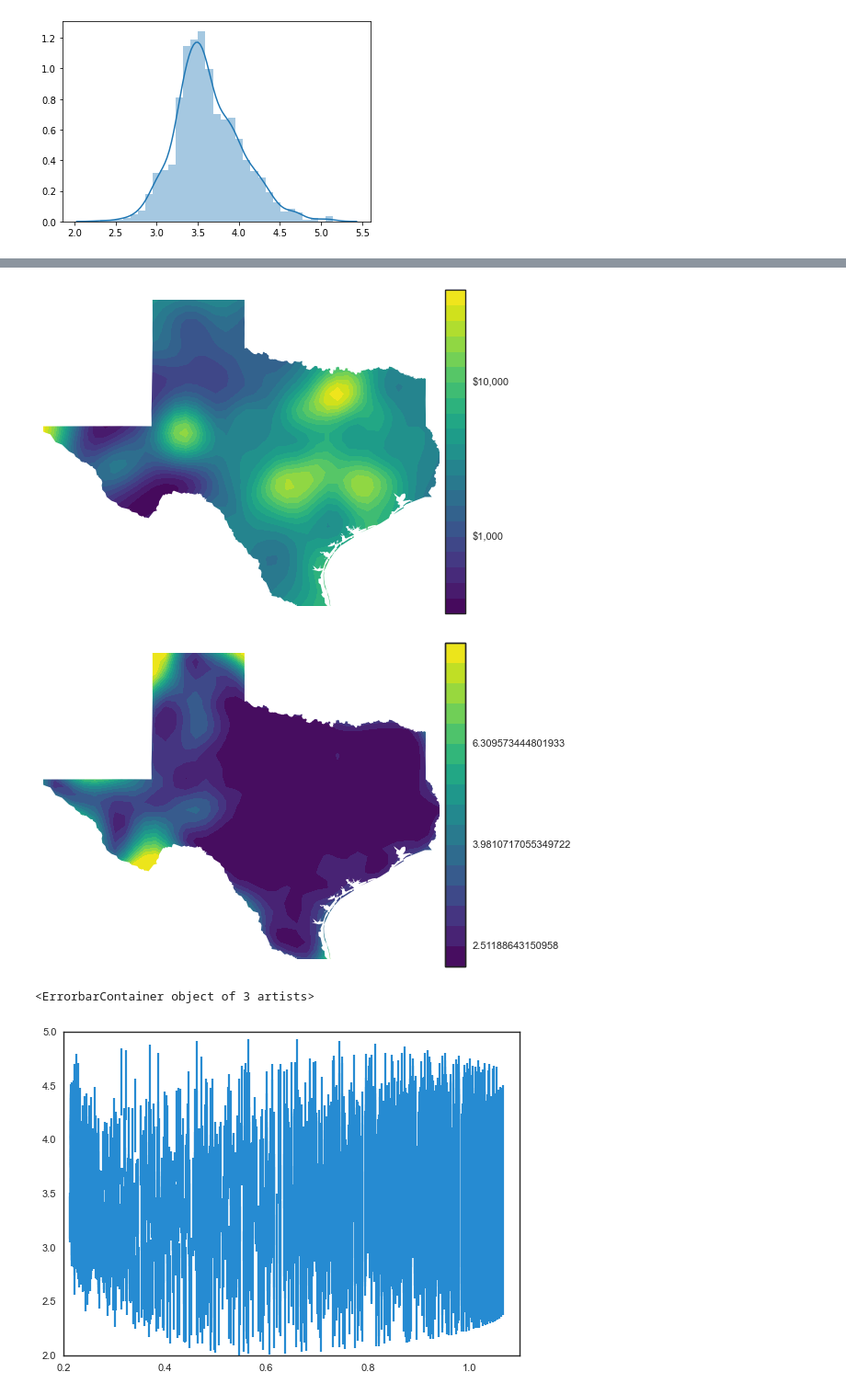
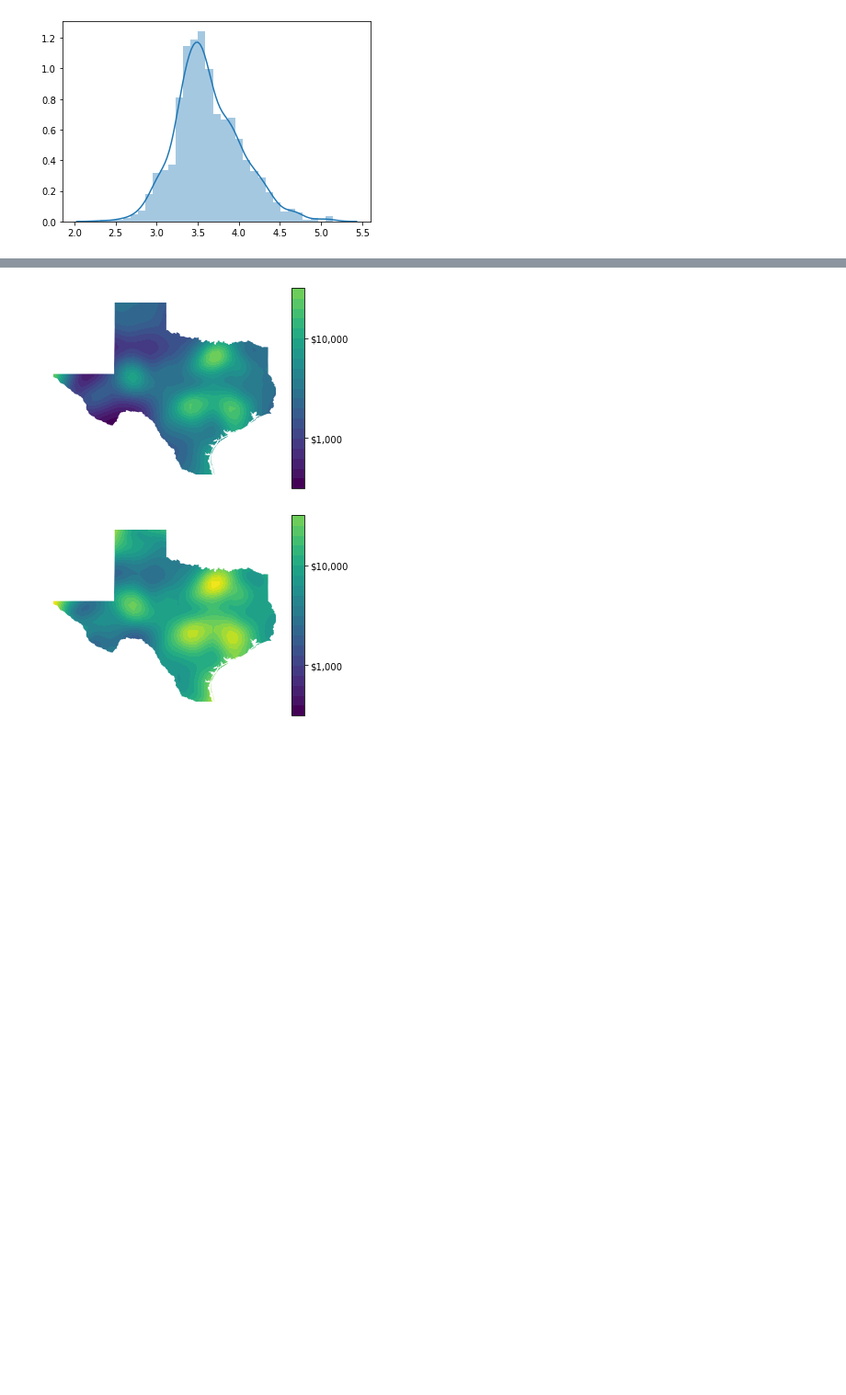
Before and after one commit to akuczala/windsite, a Jupyter notebook: notebooks/land-values-TX.ipynb, the cells around one changed output, grey strips where cells are left out. Shown at 92% size. Drawn from its saved outputs; the diff is of its cells as text; code cells hidden in the pictures; blank space fills up the shorter version.

Commit message:
added plots, reorganized notebooks

```diff
--- a/notebooks/land-values-TX.ipynb
+++ b/notebooks/land-values-TX.ipynb
@@ -164,56 +117,55 @@ anti_texas.plot()
+# %%
+lon_range = np.linspace(np.min(parsed_df['longitude']),np.max(parsed_df['longitude']),40)
+lat_range = np.linspace(np.min(parsed_df['latitude']),np.max(parsed_df['latitude']),40)
+grid = np.meshgrid(lon_range,lat_range,indexing='ij')
+grid_pts = np.vstack((grid[1].ravel(),grid[0].ravel())).T
+#grid_edges =
+y_pred, y_pred_std = model.predict(grid_pts,return_std=True)
+
+anti_texas = maps.get_state_mask_gdf('TX')
 # %%
-import imp
-import maps
-imp.reload(maps)
-import maps
-
-lon_range = np.linspace(np.min(parsed_df['longitude']),np.max(parsed_df['longitude']),40)
-lat_range = np.linspace(np.min(parsed_df['latitude']),np.max(parsed_df['latitude']),40)
-grid = np.meshgrid(lon_range,lat_range,indexing='ij')
-grid_pts = np.vstack((grid[1].ravel(),grid[0].ravel())).T
-#grid_edges =
-y_pred, y_pred_std = model.predict(grid_pts,return_std=True)
+from mpl_toolkits.axes_grid1 import make_axes_locatable
+from matplotlib.colors import LogNorm
 
 fig, ax = plt.subplots()
-#im = ax.scatter(grid_pts[:,0],grid_pts[:,0],c=y_pred);
-im = ax.contourf(grid[0],grid[1],y_pred.reshape(grid[0].shape),20,
-                 cmap='viridis');
+vmax = 5 #np.max(y_pred)
+vmin = np.min(y_pred)
+im1 = ax.contourf(grid[0],grid[1],y_pred.reshape(grid[0].shape),20,
+                 cmap='viridis',vmax=vmax,vmin=vmin);
 
 
 divider = make_axes_locatable(ax)
 cax = divider.append_axes("right", size="5%", pad=0.05)
-cbar = fig.colorbar(im, cax=cax,ticks=[3,4,5])
+cbar = fig.colorbar(im1, cax=cax,ticks=[3,4,5])
 cbar.ax.set_yticklabels(['$1,000','$10,000','$100,000'])
 #maps.get_state_gpd('TX').plot(ax=ax,color='none',edgecolor='white')
 anti_texas.plot(ax=ax,color='white',edgecolor='none')
 ax.set_aspect(aspect=1)
 ax.axis('off')
 plt.show()
 
 fig, ax = plt.subplots()
-y_low95 = y_pred - 2*y_pred_std
+y_low95 = y_pred + 2*y_pred_std
 y_high95 = y_pred + 2*y_pred_std
 price_low95 = 10**y_low95
 price_high95 = 10**y_high95
 confidence_width = price_high95 - price_low95
 rel_confidence_width = confidence_width/10**y_pred
 
-test= (2*y_pred_std - y_pred)
-im = ax.contourf(grid[0],grid[1],np.minimum(1,np.log10(rel_confidence_width)).reshape(grid[0].shape),20,
-                 cmap='viridis')
+test= np.minimum(vmax,y_pred + 2*y_pred_std)
+im2 = ax.contourf(grid[0],grid[1],test.reshape(grid[0].shape),20,
+                 cmap='viridis',vmax=vmax,vmin=vmin)
 anti_texas.plot(ax=ax,color='white',edgecolor='none')
 divider = make_axes_locatable(ax)
 cax = divider.append_axes("right", size="5%", pad=0.05)
-cbar = fig.colorbar(im,cax=cax)
-cbar = fig.colorbar(im, cax=cax,ticks=[0.4,0.6,0.8])
+#cbar = fig.colorbar(im,cax=cax)
+cbar = fig.colorbar(im1, cax=cax,ticks=[3,4,5])
 #cbar.ax.set_yticklabels(['10%','1%','0.1%'])
-cbar.ax.set_yticklabels([10**0.4,10**0.6,10**0.8])
+cbar.ax.set_yticklabels(['$1,000','$10,000','$100,000'])
 ax.axis('off')
 plt.show()
-argsort = np.argsort(y_pred)
-plt.errorbar(y_pred_std,y_pred,yerr=y_pred_std,linestyle='')
+# argsort = np.argsort(y_pred)
+# plt.errorbar(y_pred_std,y_pred,yerr=y_pred_std,linestyle='')
 # %% [output]
-[figure, old version]
+[figure, new version]
-[figure, old version]
+[figure, new version]
-<ErrorbarContainer object of 3 artists>
-[figure, removed]
```
Also changed, not shown: parts of 19 cells of this notebook, 8 other files.
